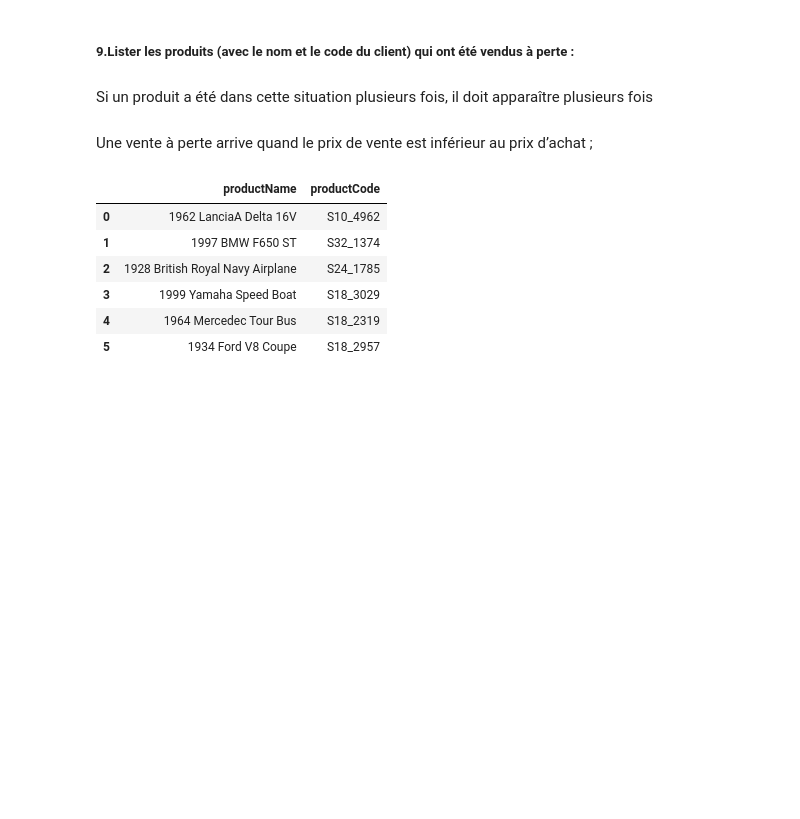
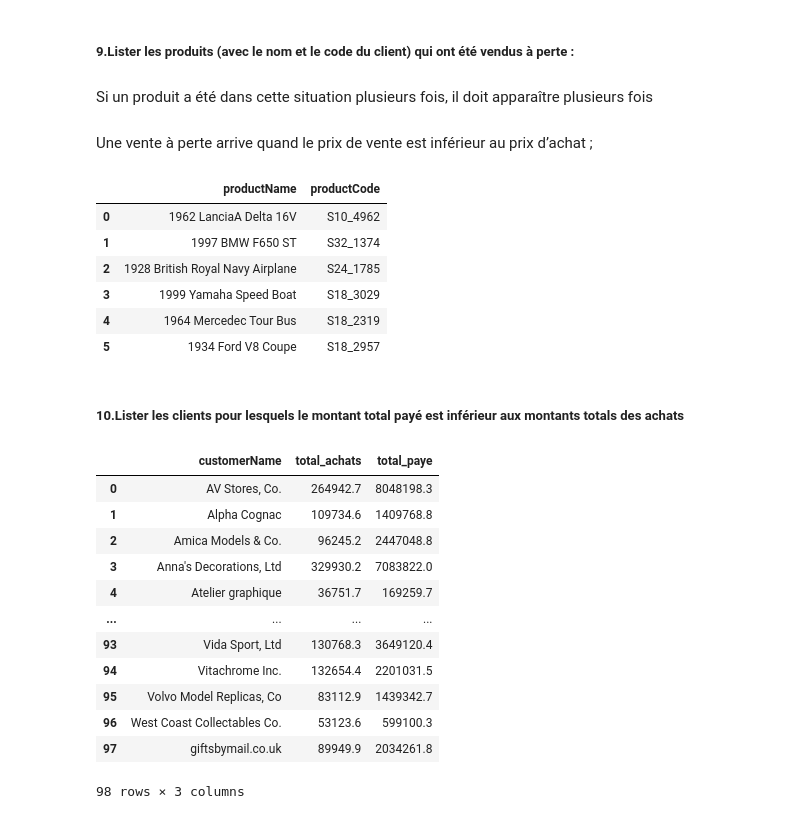
Before and after one commit to lovecookie93/SAE_NoSQL, a Jupyter notebook: SAE NoSQL.ipynb, the cells around one changed output. Drawn from its saved outputs; the diff is of its cells as text; code cells hidden in the pictures; blank space fills up the shorter version.

```diff
--- a/SAE NoSQL.ipynb
+++ b/SAE NoSQL.ipynb
@@ -315,6 +315,37 @@ conn)
 | 3 | 1999 Yamaha Speed Boat | S18_3029 |
 | 4 | 1964 Mercedec Tour Bus | S18_2319 |
 | 5 | 1934 Ford V8 Coupe | S18_2957 |
+# %% [markdown]
+##### 10.Lister les clients pour lesquels le montant total payé est inférieur aux montants totals des achats
+# %%
+pandas.read_sql_query(
+"""
+SELECT
+    Customers.customerName,
+    ROUND(SUM(Products.buyPrice * OrderDetails.quantityOrdered),1) AS total_achats,
+    ROUND(SUM(Payments.amount),1) AS total_paye
+FROM Customers
+JOIN Orders ON Customers.customerNumber = Orders.customerNumber
+JOIN OrderDetails ON Orders.orderNumber = OrderDetails.orderNumber
+JOIN Products ON OrderDetails.productCode = Products.productCode
+JOIN Payments ON Customers.customerNumber = Payments.customerNumber
+GROUP BY Customers.customerName
+HAVING total_paye > total_achats;
+""", conn)
+# %% [output]
+|  | customerName | total_achats | total_paye |
+| 0 | AV Stores, Co. | 264942.7 | 8048198.3 |
+| 1 | Alpha Cognac | 109734.6 | 1409768.8 |
+| 2 | Amica Models & Co. | 96245.2 | 2447048.8 |
+| 3 | Anna's Decorations, Ltd | 329930.2 | 7083822.0 |
+| 4 | Atelier graphique | 36751.7 | 169259.7 |
+| ... | ... | ... | ... |
+| 93 | Vida Sport, Ltd | 130768.3 | 3649120.4 |
+| 94 | Vitachrome Inc. | 132654.4 | 2201031.5 |
+| 95 | Volvo Model Replicas, Co | 83112.9 | 1439342.7 |
+| 96 | West Coast Collectables Co. | 53123.6 | 599100.3 |
+| 97 | giftsbymail.co.uk | 89949.9 | 2034261.8 |
+98 rows × 3 columns
 # %%
 # Fermeture de la connexion
 conn.close()
```
